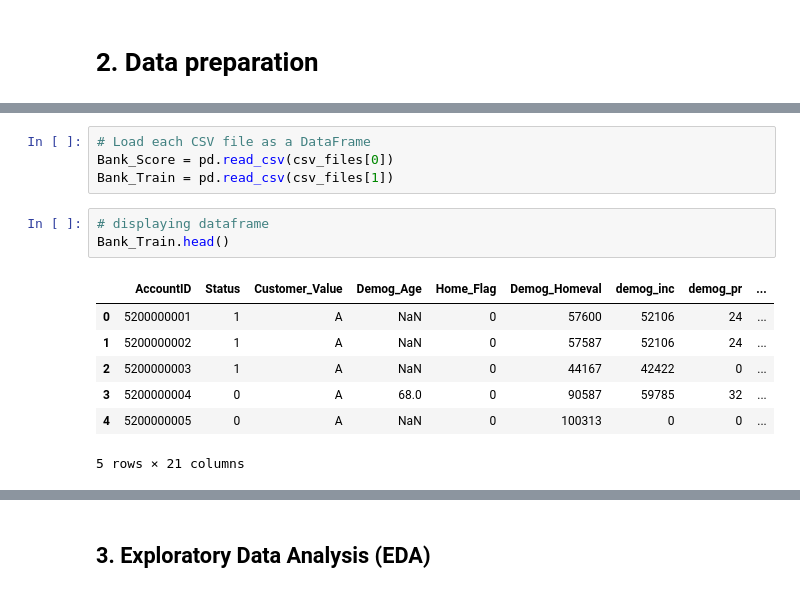
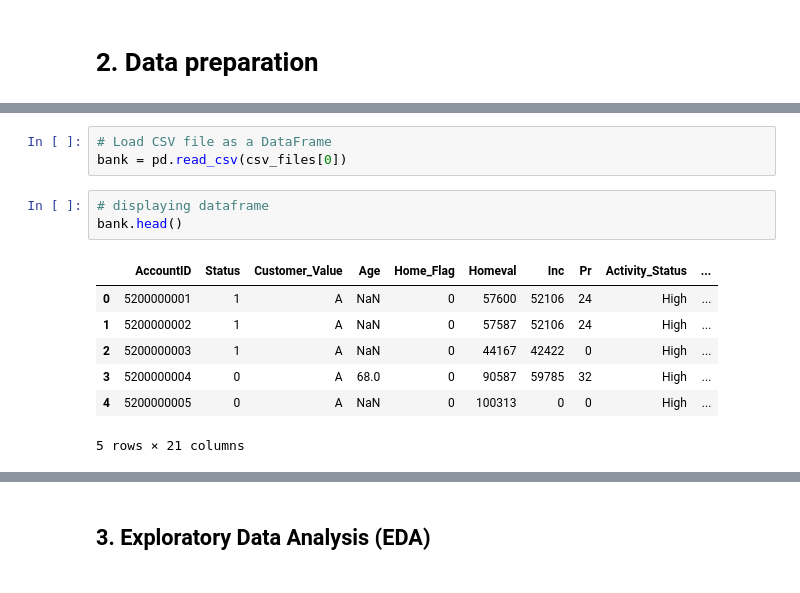
Before and after one commit to miligapetko/PythonInno, a Jupyter notebook: tw_python_notebook.ipynb, the cells around one changed output, grey strips where cells are left out. Saved outputs shown, nothing was run; the diff lists cells and outputs as text.

```diff
--- a/tw_python_notebook.ipynb
+++ b/tw_python_notebook.ipynb
@@ -20,15 +21,14 @@ print(csv_files)
 # %%
-# Load each CSV file as a DataFrame
-Bank_Score = pd.read_csv(csv_files[0])
-Bank_Train = pd.read_csv(csv_files[1])
+# Load CSV file as a DataFrame
+bank = pd.read_csv(csv_files[0])
 # %%
 # displaying dataframe
-Bank_Train.head()
+bank.head()
 # %% [output]
-|  | AccountID | Status | Customer_Value | Demog_Age | Home_Flag | Demog_Homeval | demog_inc | demog_pr | ... |
-| 0 | 5200000001 | 1 | A | NaN | 0 | 57600 | 52106 | 24 | ... |
-| 1 | 5200000002 | 1 | A | NaN | 0 | 57587 | 52106 | 24 | ... |
-| 2 | 5200000003 | 1 | A | NaN | 0 | 44167 | 42422 | 0 | ... |
-| 3 | 5200000004 | 0 | A | 68.0 | 0 | 90587 | 59785 | 32 | ... |
-| 4 | 5200000005 | 0 | A | NaN | 0 | 100313 | 0 | 0 | ... |
+|  | AccountID | Status | Customer_Value | Age | Home_Flag | Homeval | Inc | Pr | Activity_Status | ... |
+| 0 | 5200000001 | 1 | A | NaN | 0 | 57600 | 52106 | 24 | High | ... |
+| 1 | 5200000002 | 1 | A | NaN | 0 | 57587 | 52106 | 24 | High | ... |
+| 2 | 5200000003 | 1 | A | NaN | 0 | 44167 | 42422 | 0 | High | ... |
+| 3 | 5200000004 | 0 | A | 68.0 | 0 | 90587 | 59785 | 32 | High | ... |
+| 4 | 5200000005 | 0 | A | NaN | 0 | 100313 | 0 | 0 | High | ... |
 5 rows × 21 columns
```
Also changed, not shown: parts of 12 cells of this notebook.
